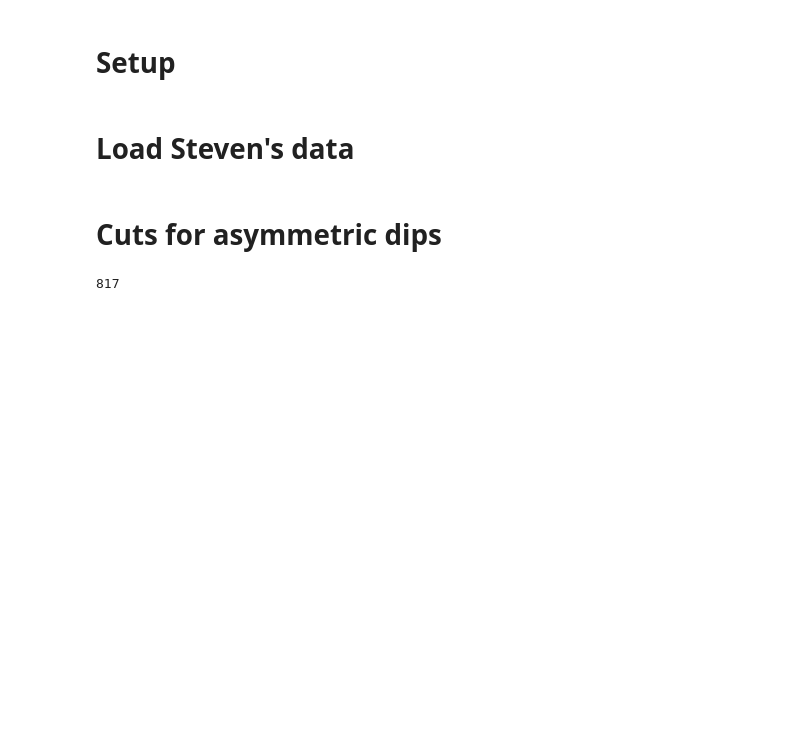
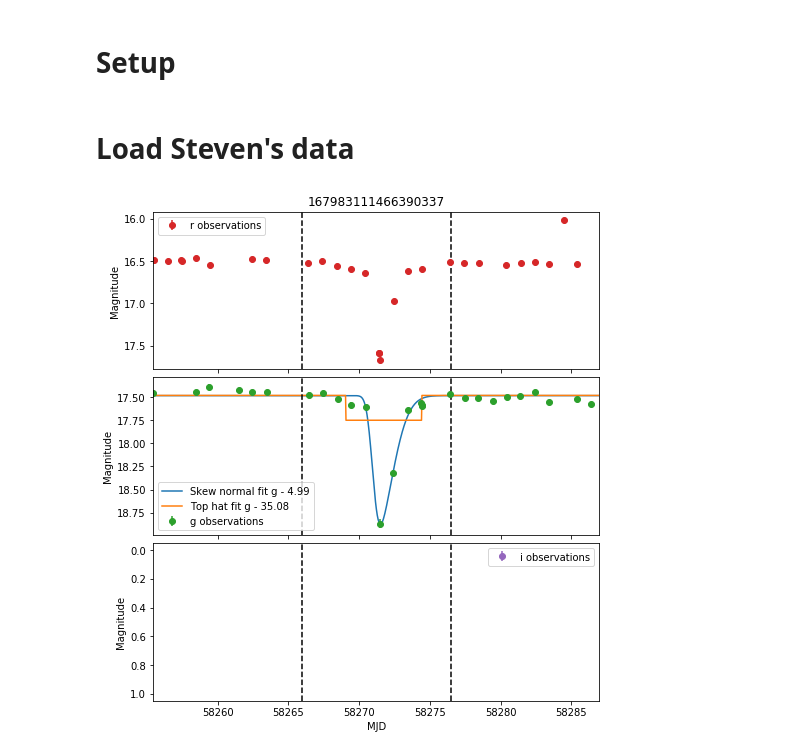
Before and after one commit to dirac-institute/ZTF_Boyajian, a Jupyter notebook: asymmetric_dips.ipynb, the cells around one changed output. Saved outputs shown, nothing was run; the diff lists cells and outputs as text; code cells hidden in the pictures; blank space fills up the shorter version.

Commit message:
Update asymmetric dips notebook to use Steven's new fits

```diff
--- a/asymmetric_dips.ipynb
+++ b/asymmetric_dips.ipynb
@@ -35,0 +33,2 @@ sig_df = df.iloc[np.argsort(sig)[::-1]]
+# %%
+base_df = catalog.load("stevengs_cut_wtf").toPandas()
@@ -35,0 +44,4 @@ sig_df = df.iloc[np.argsort(sig)[::-1]]
+# %%
+pandas_dfs = {}
+for label, name in df_dict.items():
+    pandas_dfs[label] = catalog.load(name).toPandas()
@@ -35,0 +66,6 @@ sig_df = df.iloc[np.argsort(sig)[::-1]]
+# %%
+def extract_key(key, subkey):
+    return np.array([i[subkey] if isinstance(i, sparktypes.Row) else i for i in merged_df[key]])
+
+def extract_key_item(key, subkey, item):
+    return np.array([i[subkey][item] if isinstance(i, sparktypes.Row) else i for i in merged_df[key]])
@@ -91,2 +107,0 @@ yscale = np.array([i['popt'][3] for i in sig_df['fit_r_skew_normal']])
-# %% [markdown]
-# Cuts for asymmetric dips
@@ -101,6 +162,37 @@ cut = (
+# %%
+cut = (
+    # g
+    (
+        (chisq_skew_g < 5)
+        & (np.abs(skew_g) > 2)
+        & (np.abs(yscale_g) < 4)
+        & (np.abs(xscale_g) < 50)
+        & (chisq_tophat_g - chisq_skew_g > 2)
+    )
+    # r
+    | (
+        (chisq_skew_r < 5)
+        & (np.abs(skew_r) > 2)
+        & (np.abs(yscale_r) < 4)
+        & (np.abs(xscale_r) < 50)
+        & (chisq_tophat_r - chisq_skew_r > 2)
+    )
+    # i
+    | (
+        (chisq_skew_i < 5)
+        & (np.abs(skew_i) > 2)
+        & (np.abs(yscale_i) < 4)
+        & (np.abs(xscale_i) < 50)
+        & (chisq_tophat_i - chisq_skew_i > 2)
+    )
+)
+
+cut_df = merged_df.iloc[cut]
+# %%
+sig = extract_key('dip', 'significance')
+sig_df = cut_df.iloc[np.argsort(sig[cut])[::-1]]
+plot_row(sig_df.iloc[0])
+# %% [output]
+[figure, added]
 # %%
 %matplotlib inline
-# %%
-np.sum(cut)
-# %% [output]
-817
```
Also changed, not shown: parts of 15 cells of this notebook.
